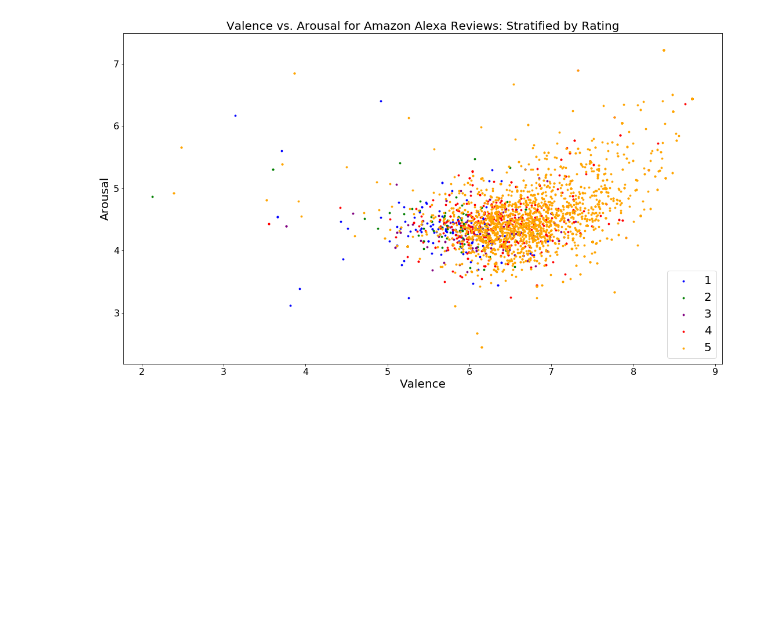
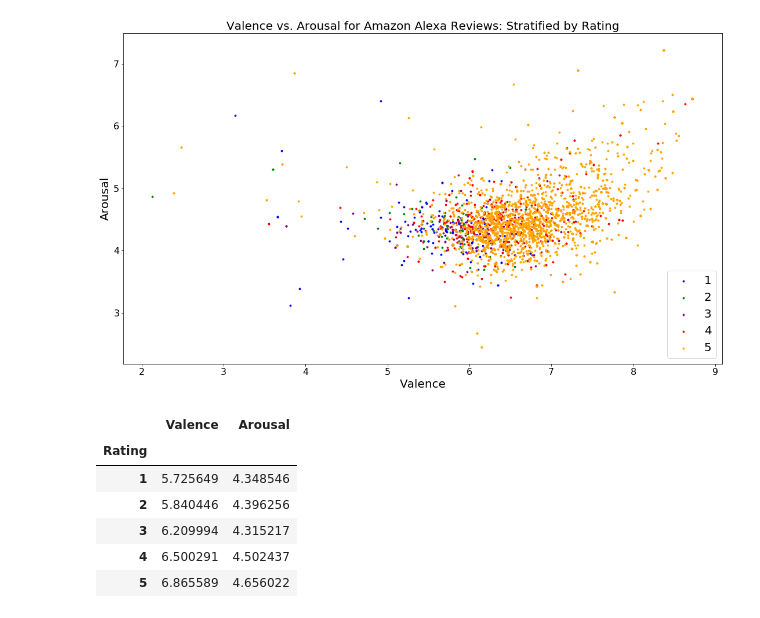
Before and after one commit to christian-taylor/Amazon_Alexa_Personal_Project, a Jupyter notebook: amazon_alexa_notebook.ipynb, the cells around one changed output. Saved outputs shown, nothing was run; the diff lists cells and outputs as text; code cells hidden in the pictures; blank space fills up the shorter version.

```diff
--- a/amazon_alexa_notebook.ipynb
+++ b/amazon_alexa_notebook.ipynb
@@ -359,3 +382,13 @@ fig.set_size_inches(18.5, 10.5)
 plt.show()
 # %% [output]
 [figure]
+# %%
+df_sent.groupby('Rating').mean()[['Valence', 'Arousal']]
+# %% [output]
+|  | Valence | Arousal |
+| Rating |  |  |
+| 1 | 5.725649 | 4.348546 |
+| 2 | 5.840446 | 4.396256 |
+| 3 | 6.209994 | 4.315217 |
+| 4 | 6.500291 | 4.502437 |
+| 5 | 6.865589 | 4.656022 |
```
Also changed, not shown: parts of 5 cells of this notebook.
